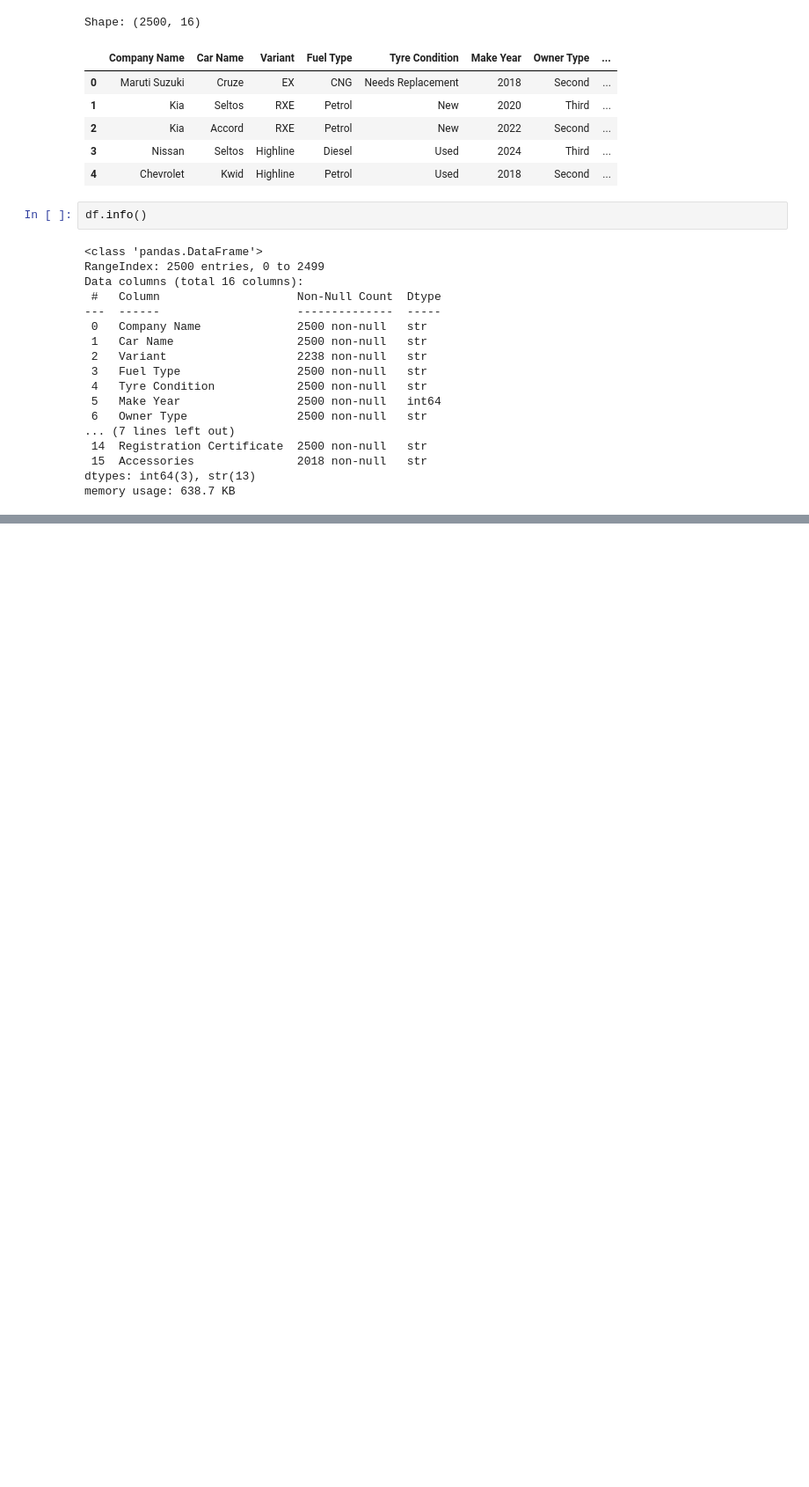
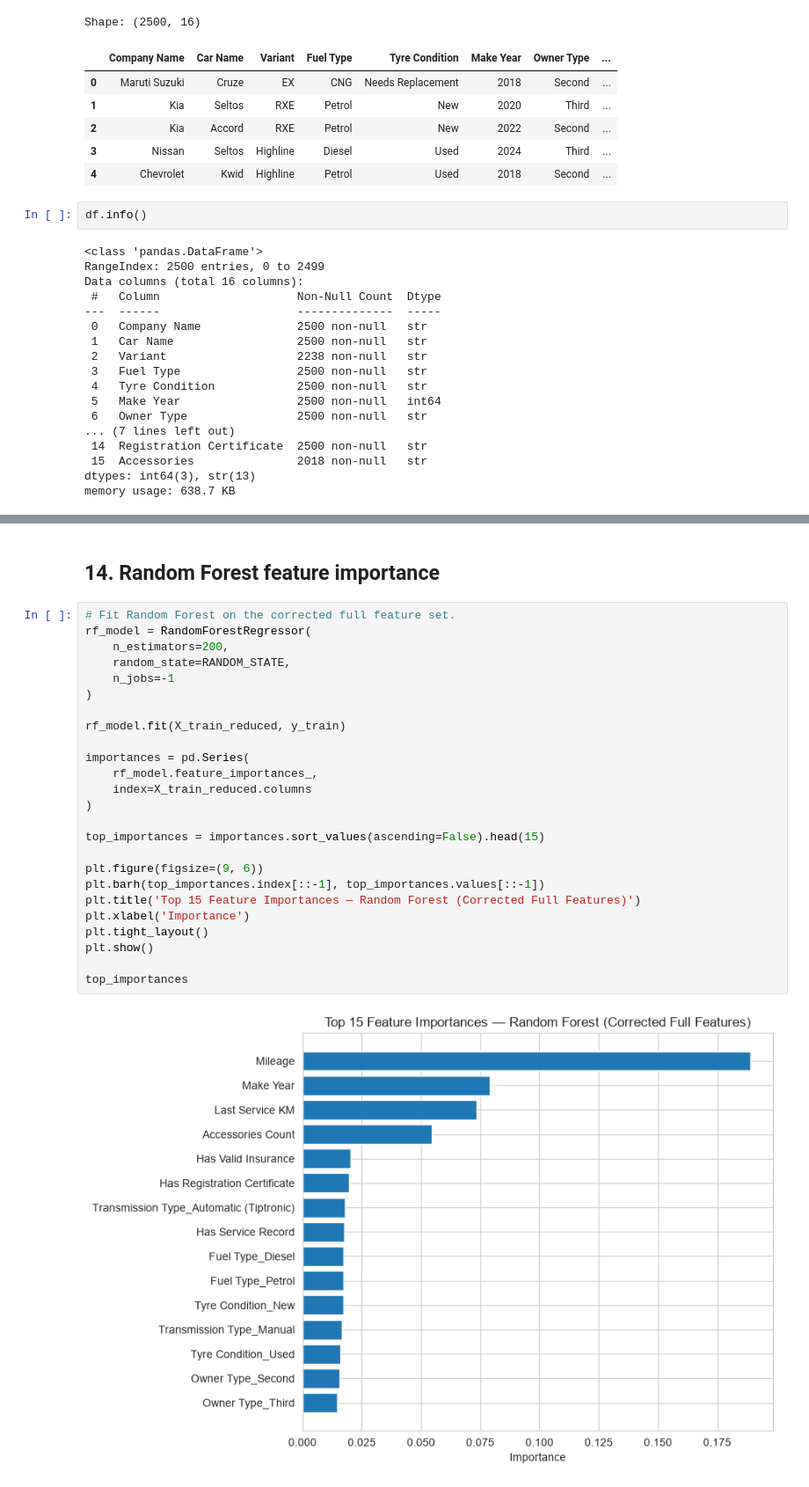
Before and after one commit to annettechege9-droid/machine-learning-advanced-week-i-project, a Jupyter notebook: week1.ipynb, the cells around one changed output, grey strips where cells are left out. Shown at 88% size. Cells and saved outputs as stored; diff of their text form; blank space fills up the shorter version.

```diff
--- a/week1.ipynb
+++ b/week1.ipynb
@@ -453,0 +581,29 @@ Collect additional real-world features (e.g., location/region, number of previou
+# %% [markdown]
+## 14. Random Forest feature importance
+# %%
+# Fit Random Forest on the corrected full feature set.
+rf_model = RandomForestRegressor(
+    n_estimators=200,
+    random_state=RANDOM_STATE,
+    n_jobs=-1
+)
+
+rf_model.fit(X_train_reduced, y_train)
+
+importances = pd.Series(
+    rf_model.feature_importances_,
+    index=X_train_reduced.columns
+)
+
+top_importances = importances.sort_values(ascending=False).head(15)
+
+plt.figure(figsize=(9, 6))
+plt.barh(top_importances.index[::-1], top_importances.values[::-1])
+plt.title('Top 15 Feature Importances — Random Forest (Corrected Full Features)')
+plt.xlabel('Importance')
+plt.tight_layout()
+plt.show()
+
+top_importances
+# %% [output]
+[figure, added]
```
Also changed, not shown: parts of 76 cells of this notebook.
